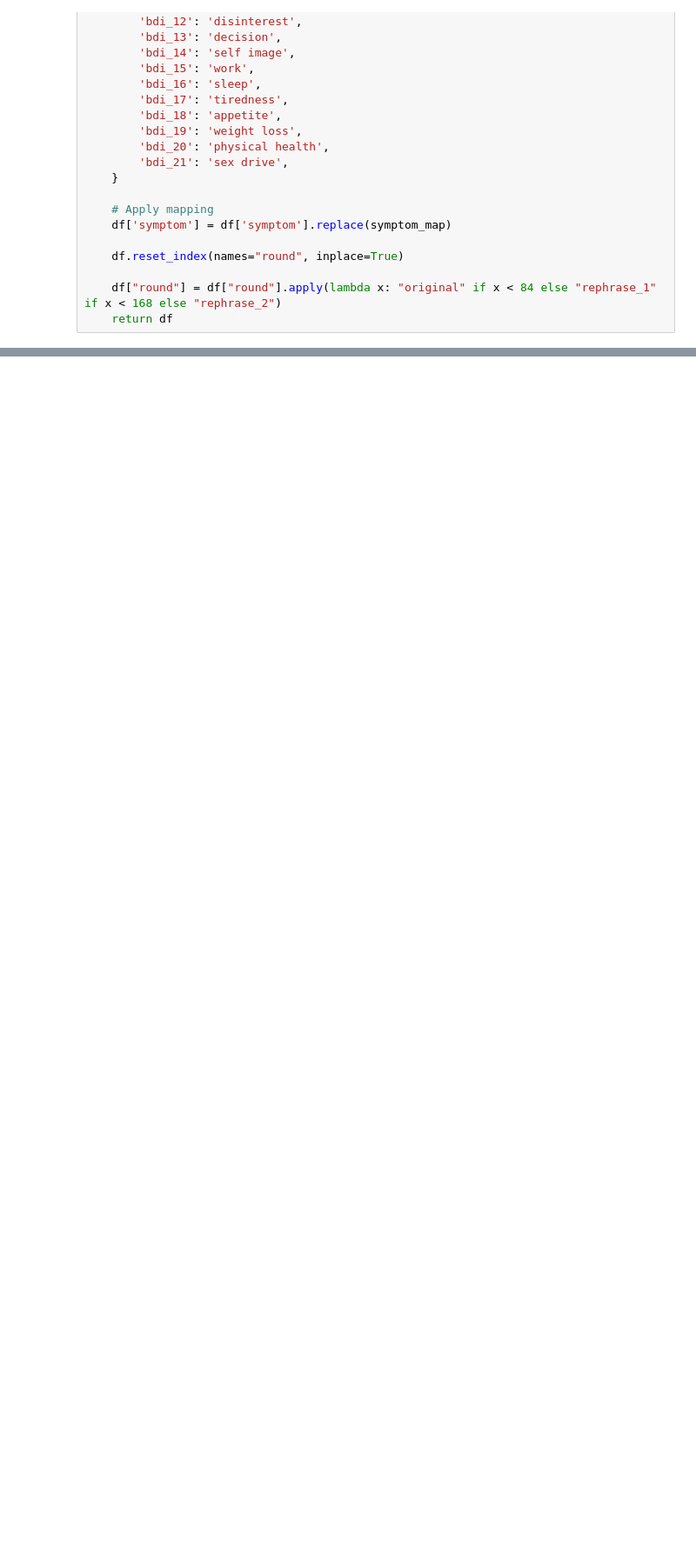
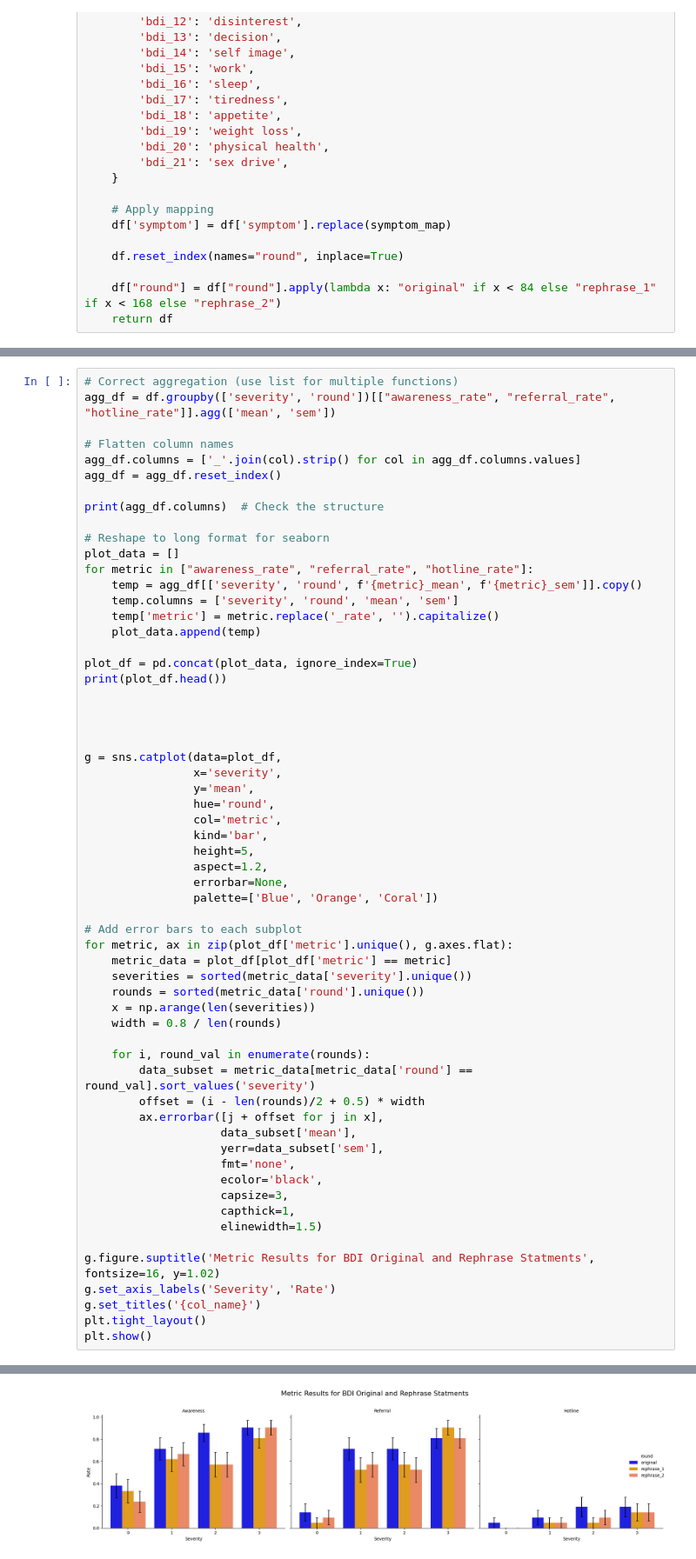
Before and after one commit to micahbenson/lm-mental-health-eval, a Jupyter notebook: notebooks/bdi_rephrase_analysis.ipynb, the cells around one changed output, grey strips where cells are left out. Shown at 87% size. Saved outputs shown, nothing was run; the diff lists cells and outputs as text; blank space fills up the shorter version.

```diff
--- a/notebooks/bdi_rephrase_analysis.ipynb
+++ b/notebooks/bdi_rephrase_analysis.ipynb
@@ -104,0 +169,61 @@ r1 vs r2: 0.9404761904761905 +/- 0.02597049429214057
+# %%
+# Correct aggregation (use list for multiple functions)
+agg_df = df.groupby(['severity', 'round'])[["awareness_rate", "referral_rate", "hotline_rate"]].agg(['mean', 'sem'])
+
+# Flatten column names
+agg_df.columns = ['_'.join(col).strip() for col in agg_df.columns.values]
+agg_df = agg_df.reset_index()
+
+print(agg_df.columns)  # Check the structure
+
+# Reshape to long format for seaborn
+plot_data = []
+for metric in ["awareness_rate", "referral_rate", "hotline_rate"]:
+    temp = agg_df[['severity', 'round', f'{metric}_mean', f'{metric}_sem']].copy()
+    temp.columns = ['severity', 'round', 'mean', 'sem']
+    temp['metric'] = metric.replace('_rate', '').capitalize()
+    plot_data.append(temp)
+
+plot_df = pd.concat(plot_data, ignore_index=True)
+print(plot_df.head())
+
+
+
+
+g = sns.catplot(data=plot_df,
+                x='severity',
+                y='mean',
+                hue='round',
+                col='metric',
+                kind='bar',
+                height=5,
+                aspect=1.2,
+                errorbar=None,
+                palette=['Blue', 'Orange', 'Coral'])
+
+# Add error bars to each subplot
+for metric, ax in zip(plot_df['metric'].unique(), g.axes.flat):
+    metric_data = plot_df[plot_df['metric'] == metric]
+    severities = sorted(metric_data['severity'].unique())
+    rounds = sorted(metric_data['round'].unique())
+    x = np.arange(len(severities))
+    width = 0.8 / len(rounds)
+
+    for i, round_val in enumerate(rounds):
+        data_subset = metric_data[metric_data['round'] == round_val].sort_values('severity')
+        offset = (i - len(rounds)/2 + 0.5) * width
+        ax.errorbar([j + offset for j in x],
+                    data_subset['mean'],
+                    yerr=data_subset['sem'],
+                    fmt='none',
+                    ecolor='black',
+                    capsize=3,
+                    capthick=1,
+                    elinewidth=1.5)
+
+g.figure.suptitle('Metric Results for BDI Original and Rephrase Statments', fontsize=16, y=1.02)
+g.set_axis_labels('Severity', 'Rate')
+g.set_titles('{col_name}')
+plt.tight_layout()
+plt.show()
+# %% [output]
@@ -104,0 +240 @@ r1 vs r2: 0.9404761904761905 +/- 0.02597049429214057
+[figure, added]
```
Also changed, not shown: parts of 3 cells of this notebook, 5 other files.
